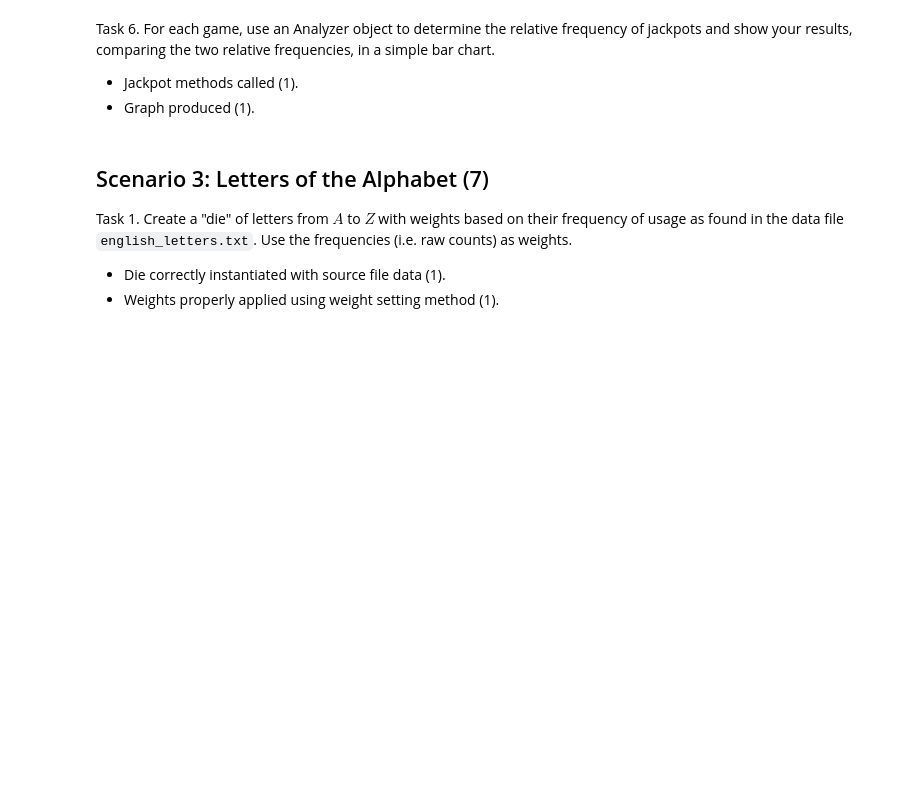
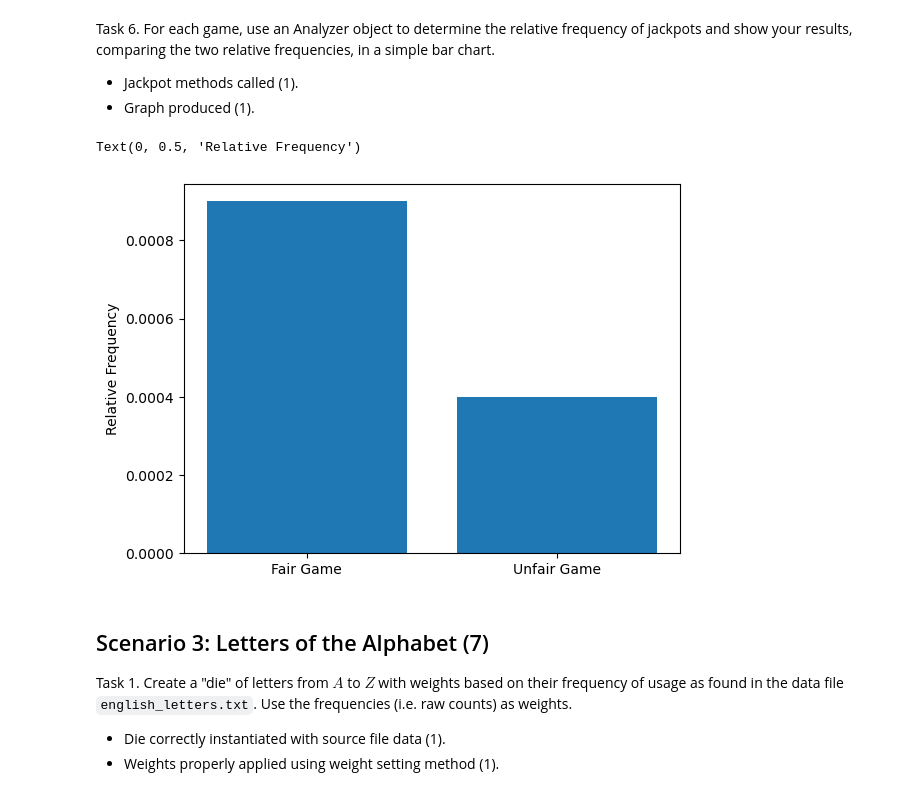
Before and after one commit to Sam-Knisely/sck4jh_ds5100_montecarlo, a Jupyter notebook: montecarlo_demo.ipynb, the cells around one changed output. Cells and saved outputs as stored; diff of their text form; code cells hidden in the pictures; blank space fills up the shorter version.

```diff
--- a/montecarlo_demo.ipynb
+++ b/montecarlo_demo.ipynb
@@ -556,6 +633,14 @@ Task 6. Show your results, comparing the two relative frequencies, in a simple b
 Task 1. Create three dice, each with six sides having the faces 1 through 6.
 
 - Three die objects created (1).
+# %%
+#Numpy array with 1:6
+dice_array = np.array([1, 2, 3, 4, 5, 6])
+
+#Create 3 die objects with faces 1:6
+Die1 = montecarlo.Die(dice_array)
+Die2 = montecarlo.Die(dice_array)
+Die3 = montecarlo.Die(dice_array)
 # %% [markdown]
 Task 2. Convert one of the dice to an unfair one by weighting the face $6$ five times more than the other weights (i.e. it has weight of 5 and the others a weight of 1 each).
 
@@ -569,16 +678,48 @@ Task 4. Play a game of $10000$ rolls with $5$ fair dice.
 
 - Game class properly instantiated (1).
 - Play method called properly (1).
+# %%
+#Create game object with 5 fair dice
+die_list_5fair = [Die3, Die3, Die3, Die3, Die3]
+game_fair5 = montecarlo.Game(die_list_5fair)
+
+#Call the play method 10000 times
+game_fair5.play(10000)
 # %% [markdown]
 Task 5. Play another game of $10000$ rolls, this time with $2$ unfair dice, one as defined in steps #2 and #3 respectively, and $3$ fair dice.
 
 - Game class properly instantiated (1).
 - Play method called properly (1).
+# %%
+#Create game object with 2 unfair dice and 3 fair dice
+die_list_2unfair_3fair = [Die1, Die2, Die3, Die3, Die3]
+game_2unfair_3fair = montecarlo.Game(die_list_2unfair_3fair)
+
+#Call the play method 10000 times
+game_2unfair_3fair.play(10000)
 # %% [markdown]
 Task 6. For each game, use an Analyzer object to determine the relative frequency of jackpots and show your results, comparing the two relative frequencies, in a simple bar chart.
 
 - Jackpot methods called (1).
 - Graph produced (1).
+# %%
+import matplotlib.pyplot as plot
+
+#Create Analyzer objects for both game objects
+fair_analyze5 = montecarlo.Analyzer(game_fair5)
+unfair_analyze5 = montecarlo.Analyzer(game_2unfair_3fair)
+
+#Create relative frequencies of jackpots
+fair_freq5 = fair_analyze5.jackpot()/len(game_fair5.play_output)
+unfair_freq5 = unfair_analyze5.jackpot()/len(game_2unfair_3fair.play_output)
+
+#Plot relative frequencies in a bar chart
+freqs2 = list([fair_freq5, unfair_freq5])
+plot.bar(["Fair Game", "Unfair Game"], freqs2)
+plot.ylabel("Relative Frequency")
+# %% [output]
+Text(0, 0.5, 'Relative Frequency')
+[figure, added]
 # %% [markdown]
 ## Scenario 3: Letters of the Alphabet (7)
 
```
Also changed, not shown: parts of 19 cells of this notebook, 5 other files.
